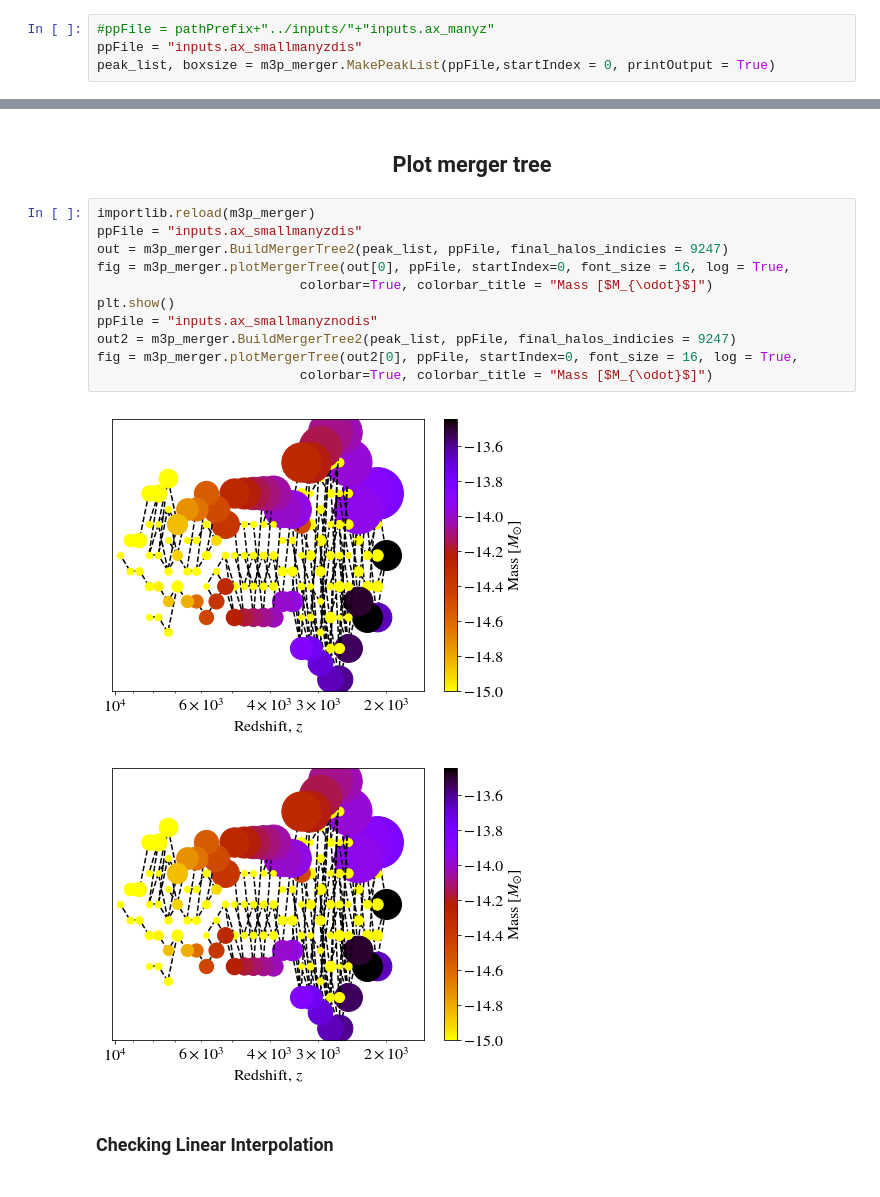
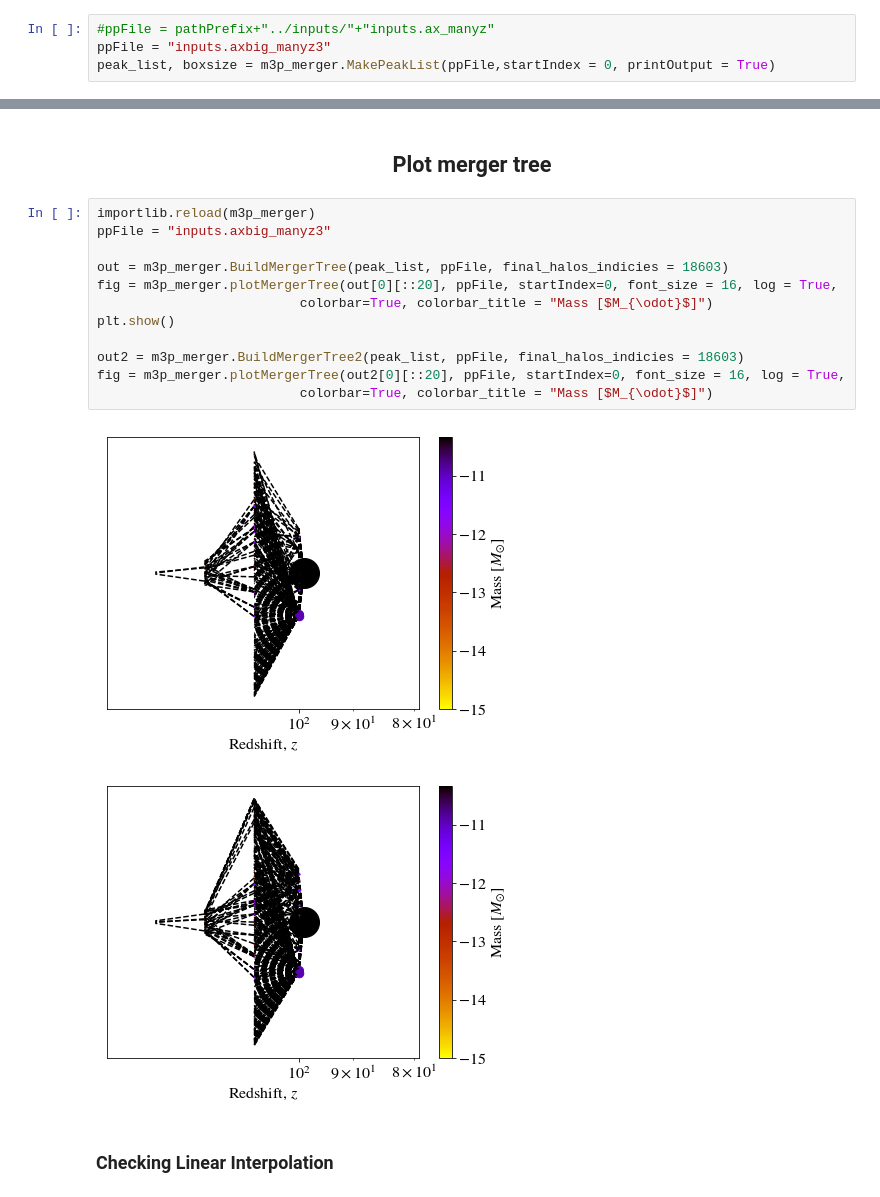
Before and after one commit to David-Ellis/m3p_merger, a Jupyter notebook: MergerTree.ipynb, the cells around one changed output, grey strips where cells are left out. Cells and saved outputs as stored; diff of their text form.

Commit message:
Now plotting halos in merger tree with radius prop to mass

```diff
--- a/MergerTree.ipynb
+++ b/MergerTree.ipynb
@@ -32,5 +29,5 @@ pathPrefix = "/usr/users/ellis/PeakPatch/m3p/axOut/"
 # %%
 #ppFile = pathPrefix+"../inputs/"+"inputs.ax_manyz"
-ppFile = "inputs.ax_smallmanyzdis"
+ppFile = "inputs.axbig_manyz3"
 peak_list, boxsize = m3p_merger.MakePeakList(ppFile,startIndex = 0, printOutput = True)
 # %% [output]
@@ -71,18 +68,19 @@ m3p_merger.plotMergerPatches(out2[0], ppFile)
 <h2><center>Plot merger tree</center></h2>
 # %%
 importlib.reload(m3p_merger)
-ppFile = "inputs.ax_smallmanyzdis"
-out = m3p_merger.BuildMergerTree2(peak_list, ppFile, final_halos_indicies = 9247)
-fig = m3p_merger.plotMergerTree(out[0], ppFile, startIndex=0, font_size = 16, log = True,
+ppFile = "inputs.axbig_manyz3"
+
+out = m3p_merger.BuildMergerTree(peak_list, ppFile, final_halos_indicies = 18603)
+fig = m3p_merger.plotMergerTree(out[0][::20], ppFile, startIndex=0, font_size = 16, log = True,
                           colorbar=True, colorbar_title = "Mass [$M_{\odot}$]")
 plt.show()
-ppFile = "inputs.ax_smallmanyznodis"
-out2 = m3p_merger.BuildMergerTree2(peak_list, ppFile, final_halos_indicies = 9247)
-fig = m3p_merger.plotMergerTree(out2[0], ppFile, startIndex=0, font_size = 16, log = True,
+
+out2 = m3p_merger.BuildMergerTree2(peak_list, ppFile, final_halos_indicies = 18603)
+fig = m3p_merger.plotMergerTree(out2[0][::20], ppFile, startIndex=0, font_size = 16, log = True,
                           colorbar=True, colorbar_title = "Mass [$M_{\odot}$]")
 # %% [output]
-[figure, old version]
+[figure, new version]
-[figure, old version]
+[figure, new version]
 # %% [markdown]
 <h3>Checking Linear Interpolation</h3>
 # %%
```
Also changed, not shown: parts of 7 cells of this notebook, 2 other files.
